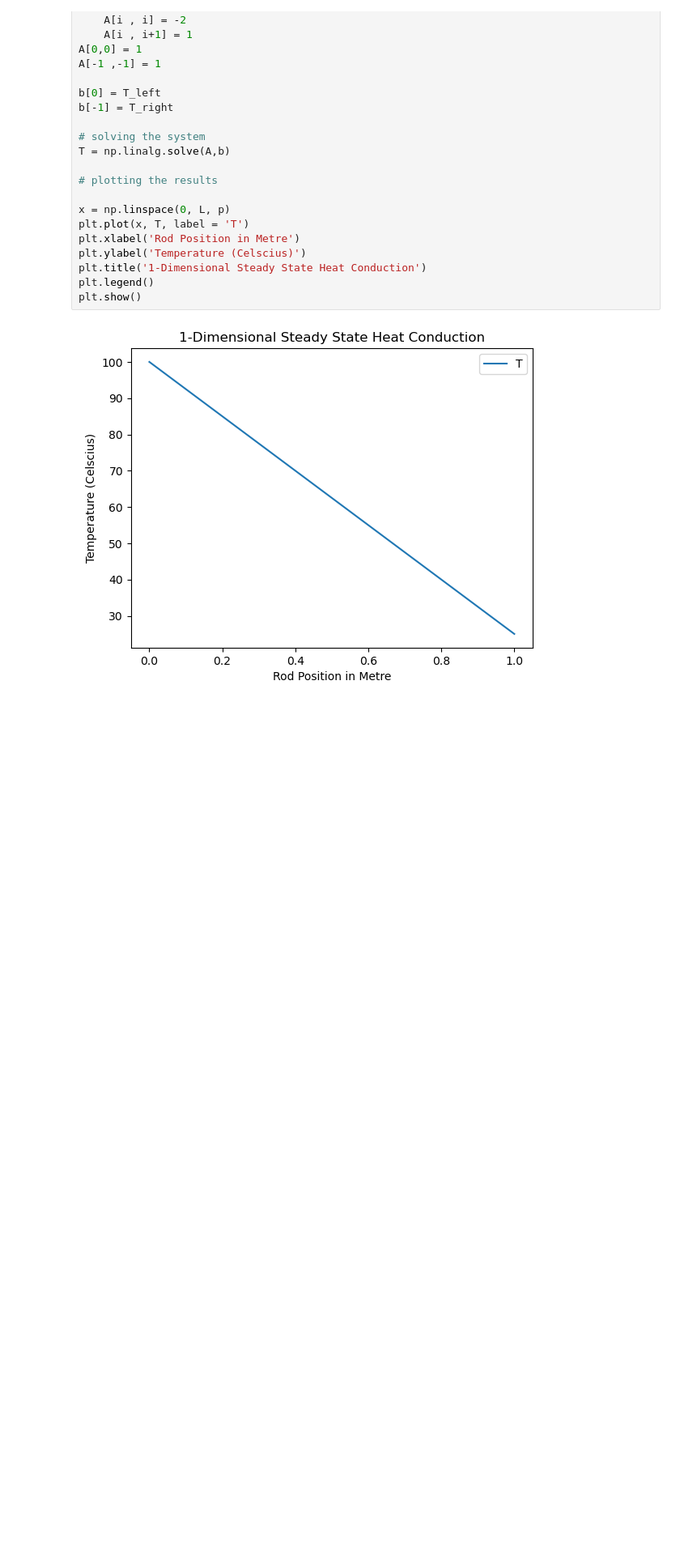
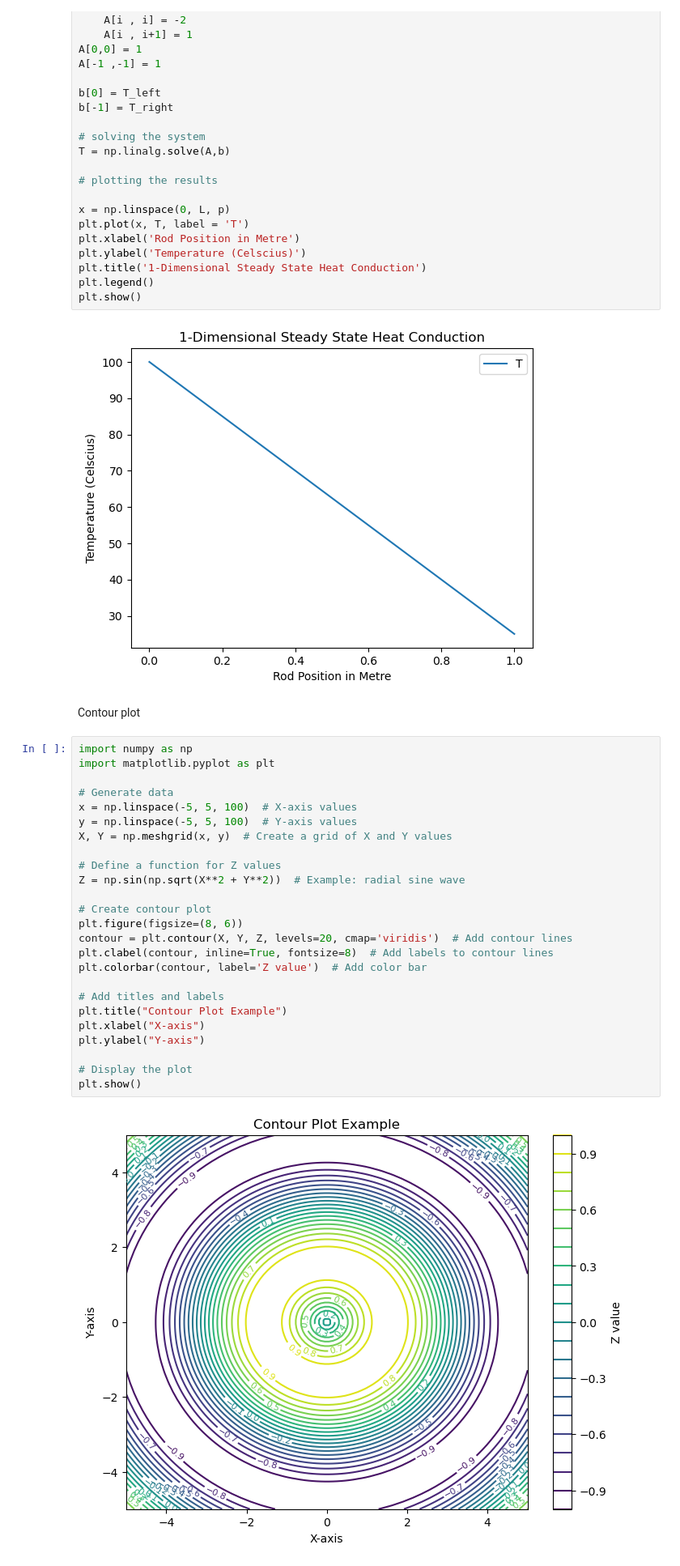
Before and after one commit to velan-ai/Mechanical-scripts, a Jupyter notebook: Note_books/basic_notes_on_python_for_mechanical.ipynb, the cells around one changed output. Shown at 81% size. Drawn from its saved outputs; the diff is of its cells as text; blank space fills up the shorter version.

```diff
--- a/Note_books/basic_notes_on_python_for_mechanical.ipynb
+++ b/Note_books/basic_notes_on_python_for_mechanical.ipynb
@@ -73,3 +73,32 @@ plt.legend()
 plt.show()
 # %% [output]
 [figure]
+# %% [markdown]
+Contour plot
+# %%
+import numpy as np
+import matplotlib.pyplot as plt
+
+# Generate data
+x = np.linspace(-5, 5, 100)  # X-axis values
+y = np.linspace(-5, 5, 100)  # Y-axis values
+X, Y = np.meshgrid(x, y)  # Create a grid of X and Y values
+
+# Define a function for Z values
+Z = np.sin(np.sqrt(X**2 + Y**2))  # Example: radial sine wave
+
+# Create contour plot
+plt.figure(figsize=(8, 6))
+contour = plt.contour(X, Y, Z, levels=20, cmap='viridis')  # Add contour lines
+plt.clabel(contour, inline=True, fontsize=8)  # Add labels to contour lines
+plt.colorbar(contour, label='Z value')  # Add color bar
+
+# Add titles and labels
+plt.title("Contour Plot Example")
+plt.xlabel("X-axis")
+plt.ylabel("Y-axis")
+
+# Display the plot
+plt.show()
+# %% [output]
+[figure, added]
```
